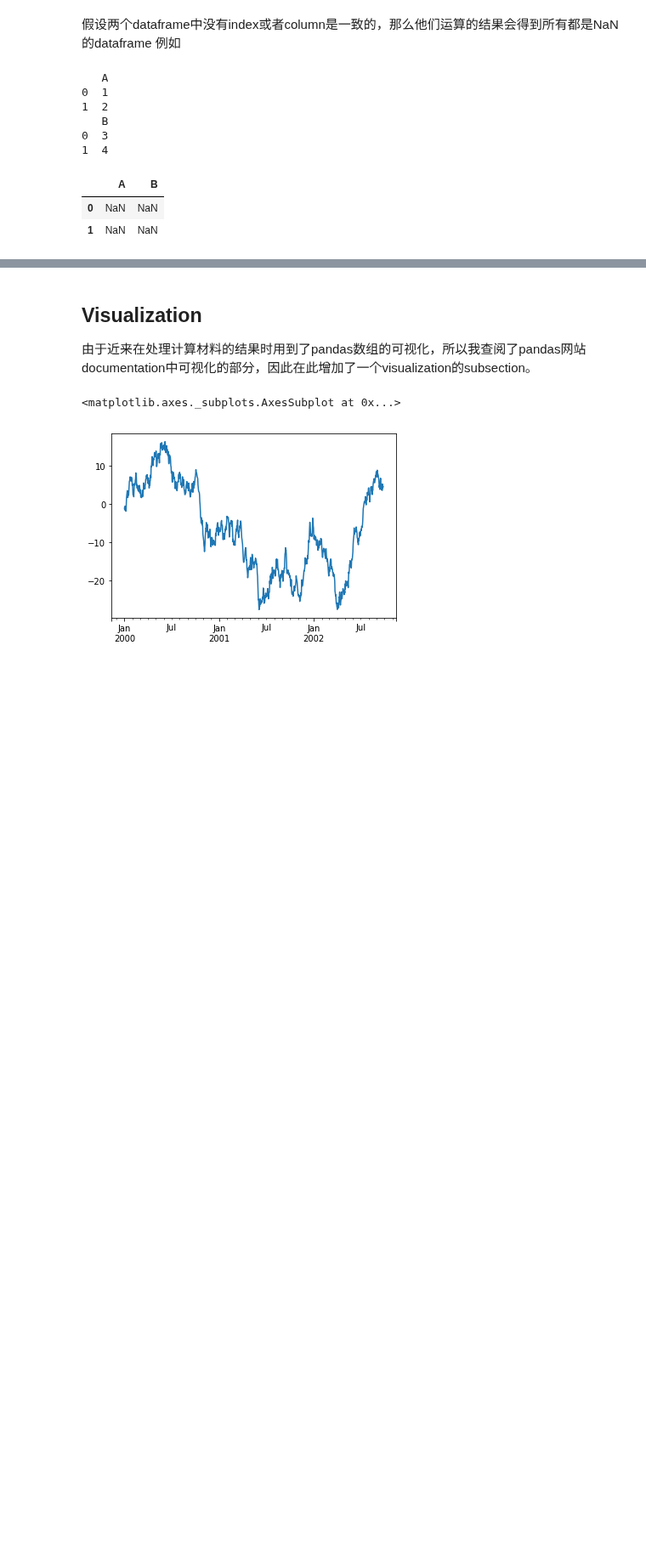
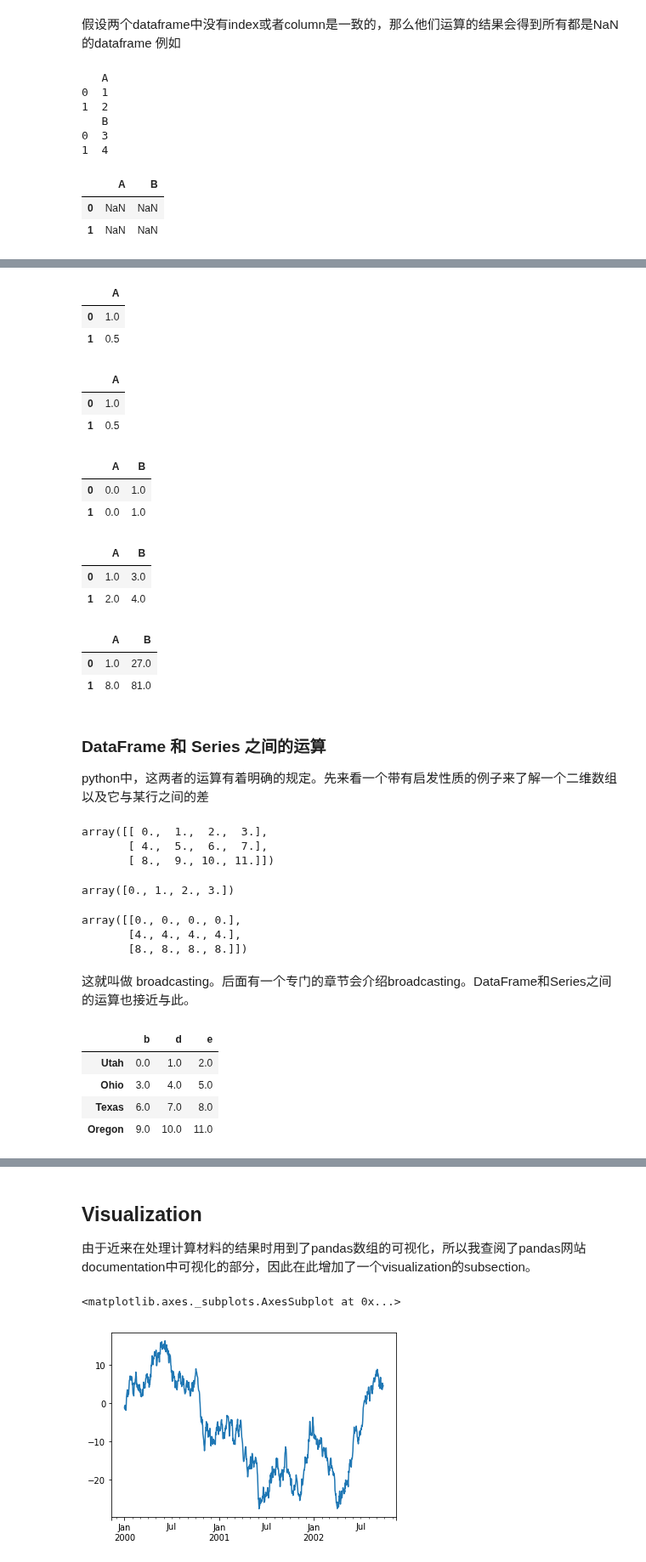
Before and after one commit to yw-fang/readingnotes, a Jupyter notebook: machine-learning/McKinney-pythonbook2013/chapter05-note.ipynb, the cells around one changed output, grey strips where cells are left out. Shown at 85% size. Drawn from its saved outputs; the diff is of its cells as text; code cells hidden in the pictures; blank space fills up the shorter version.

```diff
--- a/machine-learning/McKinney-pythonbook2013/chapter05-note.ipynb
+++ b/machine-learning/McKinney-pythonbook2013/chapter05-note.ipynb
@@ -1100,0 +1127,54 @@ df1 + df2
+# %%
+1/df1
+# %% [output]
+|  | A |
+| 0 | 1.0 |
+| 1 | 0.5 |
+# %%
+df1.rdiv(1)
+# %% [output]
+|  | A |
+| 0 | 1.0 |
+| 1 | 0.5 |
+# %%
+df1.floordiv(df2, fill_value=4)
+# about floordiv, you can see https://www.quora.com/What-does-floor-division-in-Python-do
+# %% [output]
+|  | A | B |
+| 0 | 0.0 | 1.0 |
+| 1 | 0.0 | 1.0 |
+# %%
+df1.mul(df2,fill_value=1)
+# %% [output]
+|  | A | B |
+| 0 | 1.0 | 3.0 |
+| 1 | 2.0 | 4.0 |
+# %%
+df1.pow(df2, fill_value=3)
+# %% [output]
+|  | A | B |
+| 0 | 1.0 | 27.0 |
+| 1 | 8.0 | 81.0 |
+# %% [markdown]
+### DataFrame 和 Series 之间的运算
+
+python中，这两者的运算有着明确的规定。先来看一个带有启发性质的例子来了解一个二维数组以及它与某行之间的差
+# %%
+arr = np.arange(12.).reshape((3,4))
+arr
+# %% [output]
+array([[ 0.,  1.,  2.,  3.],
+       [ 4.,  5.,  6.,  7.],
+       [ 8.,  9., 10., 11.]])
+# %%
+arr[0]
+# %% [output]
+array([0., 1., 2., 3.])
+# %%
+arr - arr[0]
+# %% [output]
+array([[0., 0., 0., 0.],
+       [4., 4., 4., 4.],
+       [8., 8., 8., 8.]])
+# %% [markdown]
+这就叫做 broadcasting。后面有一个专门的章节会介绍broadcasting。DataFrame和Series之间的运算也接近与此。
@@ -1100,0 +1185,8 @@ df1 + df2
+# %%
+frame
+# %% [output]
+|  | b | d | e |
+| Utah | 0.0 | 1.0 | 2.0 |
+| Ohio | 3.0 | 4.0 | 5.0 |
+| Texas | 6.0 | 7.0 | 8.0 |
+| Oregon | 9.0 | 10.0 | 11.0 |
```
Also changed, not shown: parts of 15 cells of this notebook.
